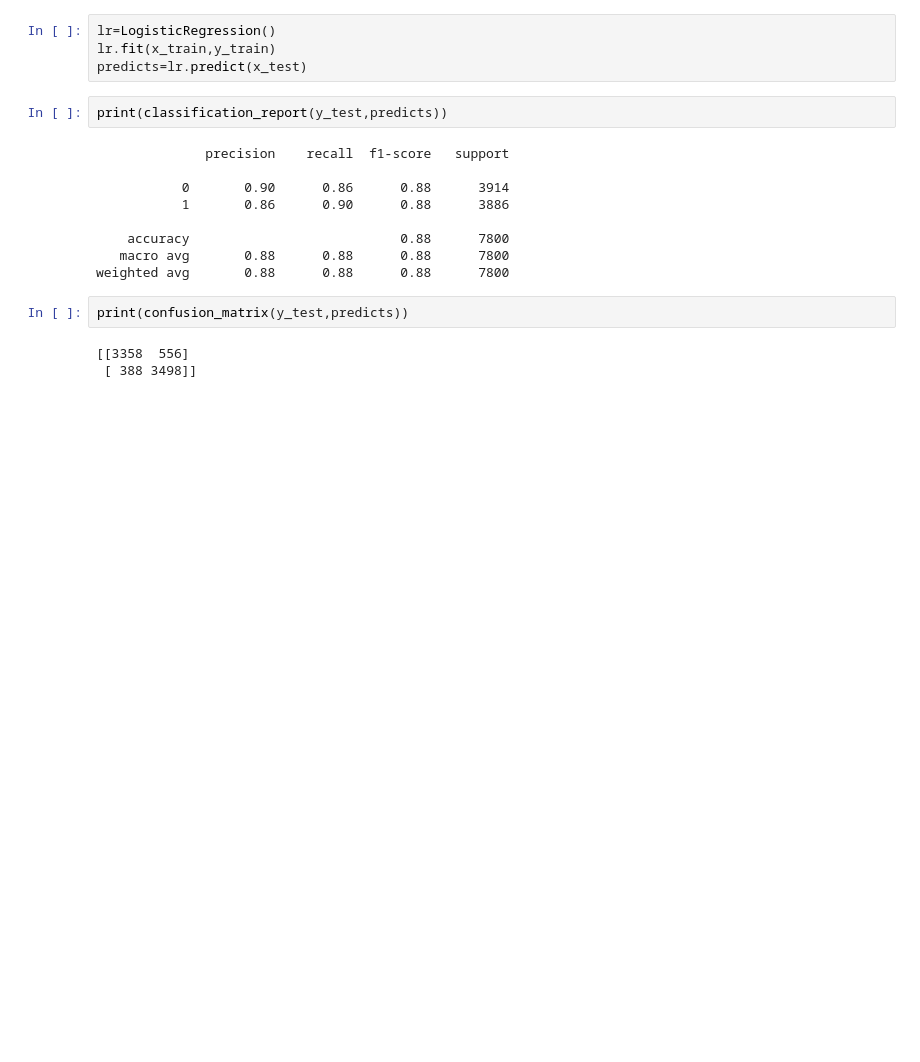
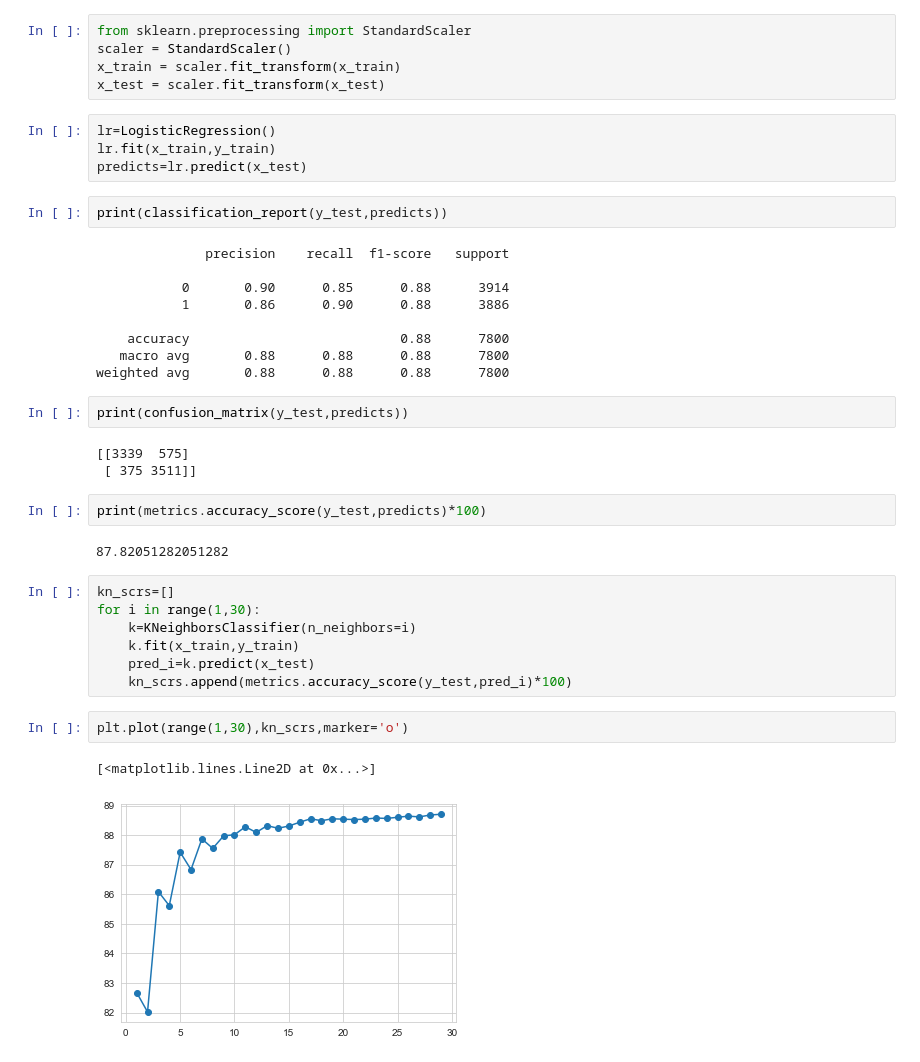
Before and after one commit to TalSomech/Data-Sc-101, a Jupyter notebook: classification 3.ipynb, the cells around one changed output. Cells and saved outputs as stored; diff of their text form; blank space fills up the shorter version.

```diff
--- a/classification 3.ipynb
+++ b/classification 3.ipynb
@@ -118,6 +118,11 @@ sns.barplot(['Giant','Dwarf'],y=[50,50])
 x=df.drop('TargetClass',axis=1)
 y=df['TargetClass']
 x_train,x_test,y_train,y_test=train_test_split(x,y,test_size=0.2,random_state=42)
+# %%
+from sklearn.preprocessing import StandardScaler
+scaler = StandardScaler()
+x_train = scaler.fit_transform(x_train)
+x_test = scaler.fit_transform(x_test)
 # %%
 lr=LogisticRegression()
 lr.fit(x_train,y_train)
@@ -127,7 +132,7 @@ print(classification_report(y_test,predicts))
 # %% [output]
               precision    recall  f1-score   support
 
-           0       0.90      0.86      0.88      3914
+           0       0.90      0.85      0.88      3914
            1       0.86      0.90      0.88      3886
 
     accuracy                           0.88      7800
@@ -136,5 +141,21 @@ weighted avg       0.88      0.88      0.88      7800
 # %%
 print(confusion_matrix(y_test,predicts))
 # %% [output]
-[[3358  556]
- [ 388 3498]]
+[[3339  575]
+ [ 375 3511]]
+# %%
+print(metrics.accuracy_score(y_test,predicts)*100)
+# %% [output]
+87.82051282051282
+# %%
+kn_scrs=[]
+for i in range(1,30):
+    k=KNeighborsClassifier(n_neighbors=i)
+    k.fit(x_train,y_train)
+    pred_i=k.predict(x_test)
+    kn_scrs.append(metrics.accuracy_score(y_test,pred_i)*100)
+# %%
+plt.plot(range(1,30),kn_scrs,marker='o')
+# %% [output]
+[<matplotlib.lines.Line2D at 0x...>]
+[figure, added]
```
Also changed, not shown: parts of 4 cells of this notebook.
